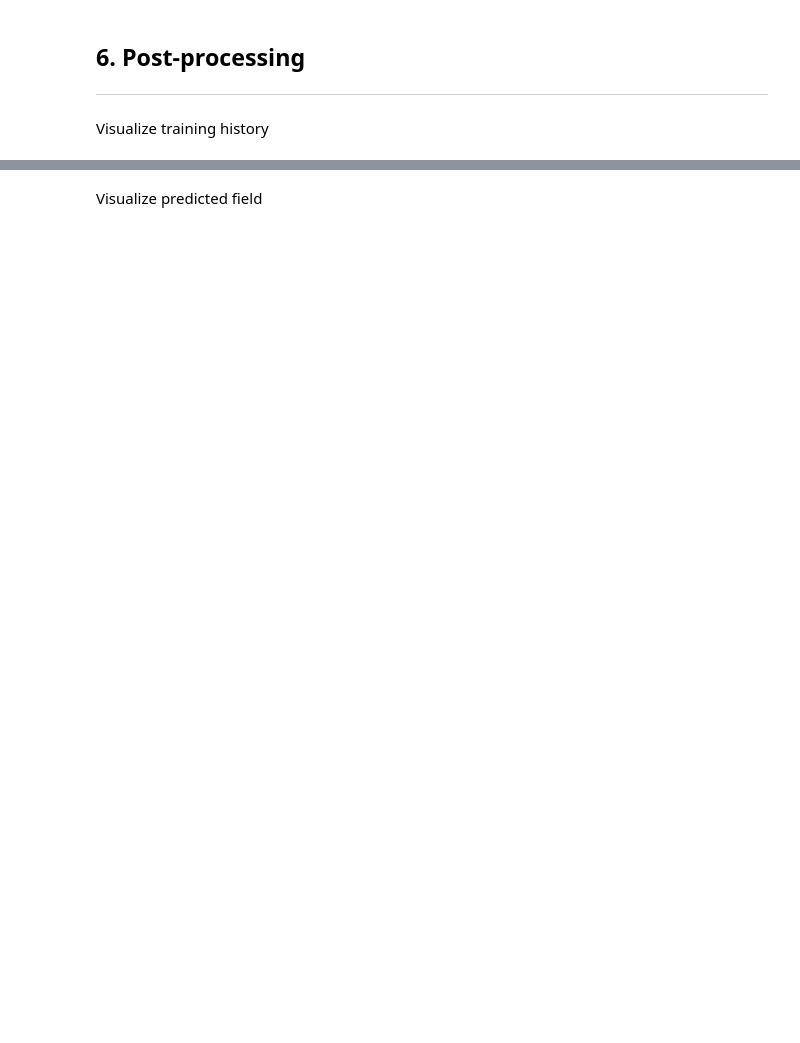
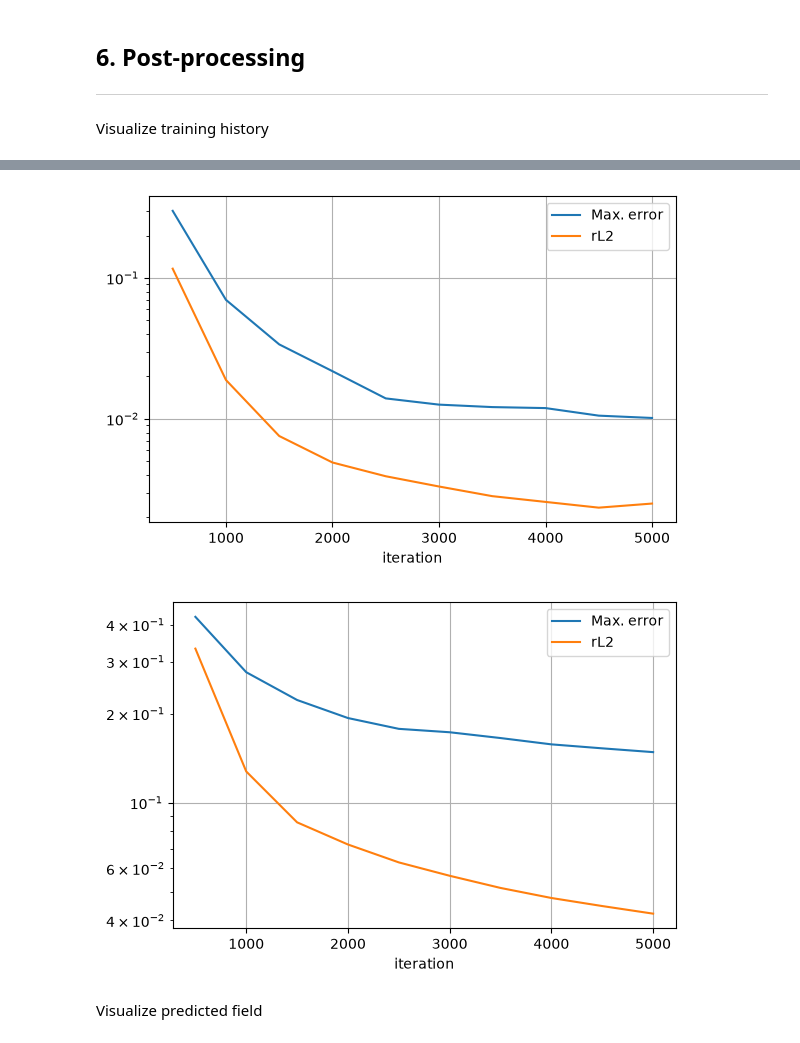
Before and after one commit to LABOSS-UFMG/sciml, a Jupyter notebook: tutorials/t0.ipynb, the cells around one changed output, grey strips where cells are left out. Saved outputs shown, nothing was run; the diff lists cells and outputs as text; code cells hidden in the pictures; blank space fills up the shorter version.

```diff
--- a/tutorials/t0.ipynb
+++ b/tutorials/t0.ipynb
@@ -259,3 +336,18 @@ plot_history(
+# %%
+plot_history(
+    csv=results_path / "validation_history.csv",
+    y_keys=["interp.max_error", "interp.rl2"],
+    legend=["Max. error", "rL2"],
+)
+
+plot_history(
+    csv=results_path / "validation_history.csv",
+    y_keys=["extrap.max_error", "extrap.rl2"],
+    legend=["Max. error", "rL2"],
+)
+# %% [output]
+[figure, added]
+[figure, added]
 # %% [markdown]
 Visualize predicted field
 # %%
```
Also changed, not shown: parts of 12 cells of this notebook, 29 other files.
